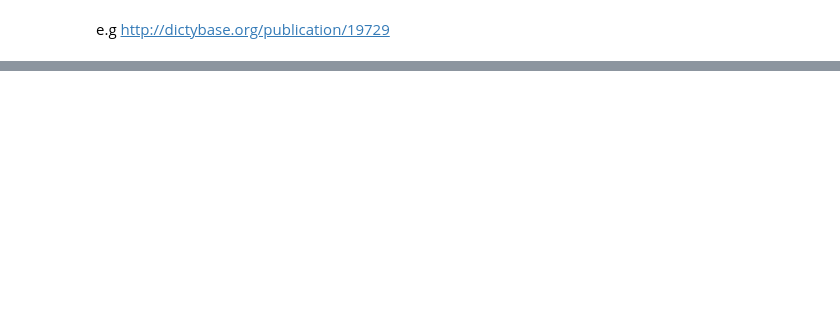
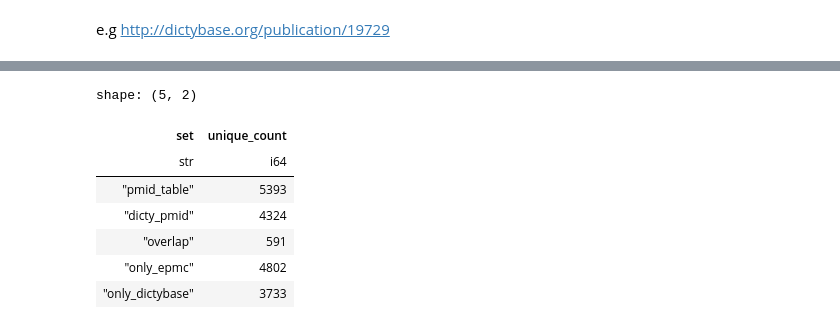
Before and after one commit to fulaibaowang/dictycite, a Jupyter notebook: get_dicty_literatures.ipynb, the cells around one changed output, grey strips where cells are left out. Drawn from its saved outputs; the diff is of its cells as text; code cells hidden in the pictures; blank space fills up the shorter version.

```diff
--- a/get_dicty_literatures.ipynb
+++ b/get_dicty_literatures.ipynb
@@ -471,0 +488,2 @@ the page is down from timt to time. i will wait for this
+# %%
+DATA_DIR = Path("article_fetching/output/all_cleaned")
@@ -471,0 +537,3 @@ the page is down from timt to time. i will wait for this
+# %%
+dicty_pmid_csv = "output/publication_id_pmid.csv"
+dicty_pmid = pl.read_csv(dicty_pmid_csv)
@@ -471,0 +557,43 @@ the page is down from timt to time. i will wait for this
+# %%
+def normalize_pmid_expr(col: str) -> pl.Expr:
+    return (
+        pl.col(col)
+        .cast(pl.Utf8, strict=False)
+        .str.strip_chars()
+        .str.replace(r"\.0$", "", literal=False)   # Excel float artifact
+        .str.extract(r"(\d+)", 1)                 # keep digits only (first group)
+    )
+
+pmids_epmc = (
+    pmid_table
+    .select(pmid=normalize_pmid_expr("pmid"))
+    .drop_nulls()
+    .unique()
+)
+
+pmids_dictybase = (
+    dicty_pmid
+    .select(pmid=normalize_pmid_expr("pmid"))
+    .drop_nulls()
+    .unique()
+)
+# %%
+overlap = pmids_epmc.join(pmids_dictybase, on="pmid", how="inner")
+only_epmc  = pmids_epmc.join(pmids_dictybase, on="pmid", how="anti")
+only_dictybase  = pmids_dictybase.join(pmids_epmc, on="pmid", how="anti")
+# %%
+summary = pl.DataFrame({
+    "set": ["pmid_table", "dicty_pmid", "overlap", "only_epmc", "only_dictybase"],
+    "unique_count": [pmids_epmc.height, pmids_dictybase.height, overlap.height, only_epmc.height, only_dictybase.height],
+})
+
+summary
+# %% [output]
+shape: (5, 2)
+| set | unique_count |
+| str | i64 |
+| "pmid_table" | 5393 |
+| "dicty_pmid" | 4324 |
+| "overlap" | 591 |
+| "only_epmc" | 4802 |
+| "only_dictybase" | 3733 |
```
Also changed, not shown: parts of 16 cells of this notebook, 3 other files.
